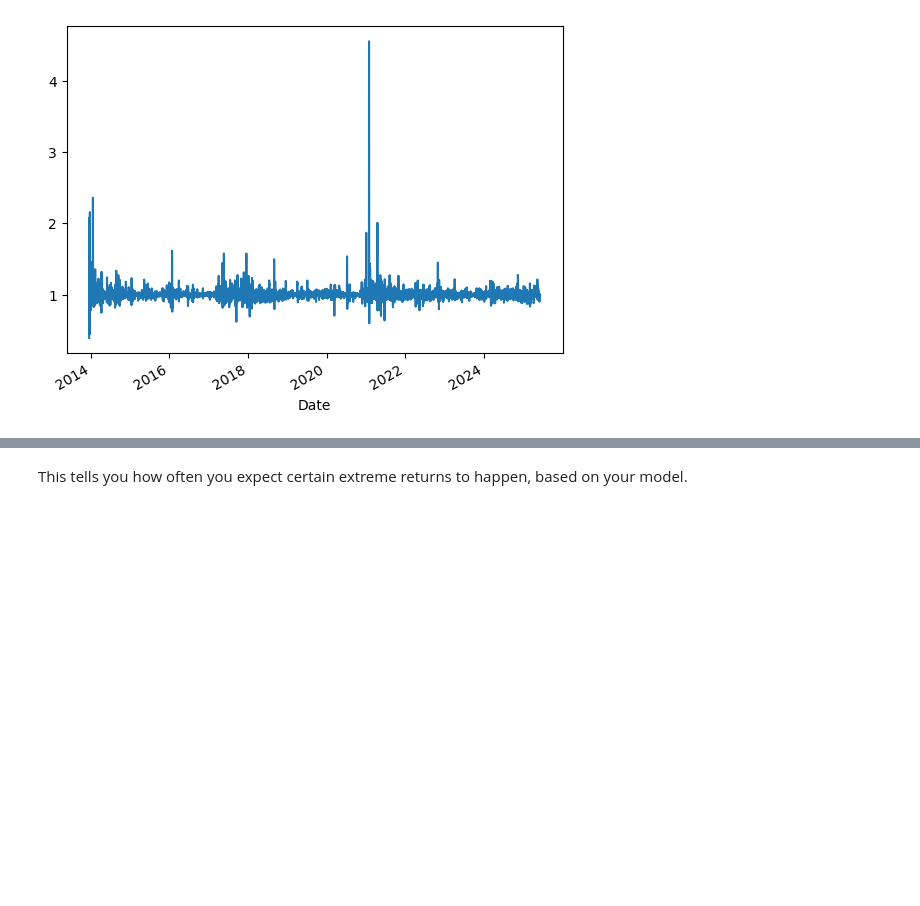
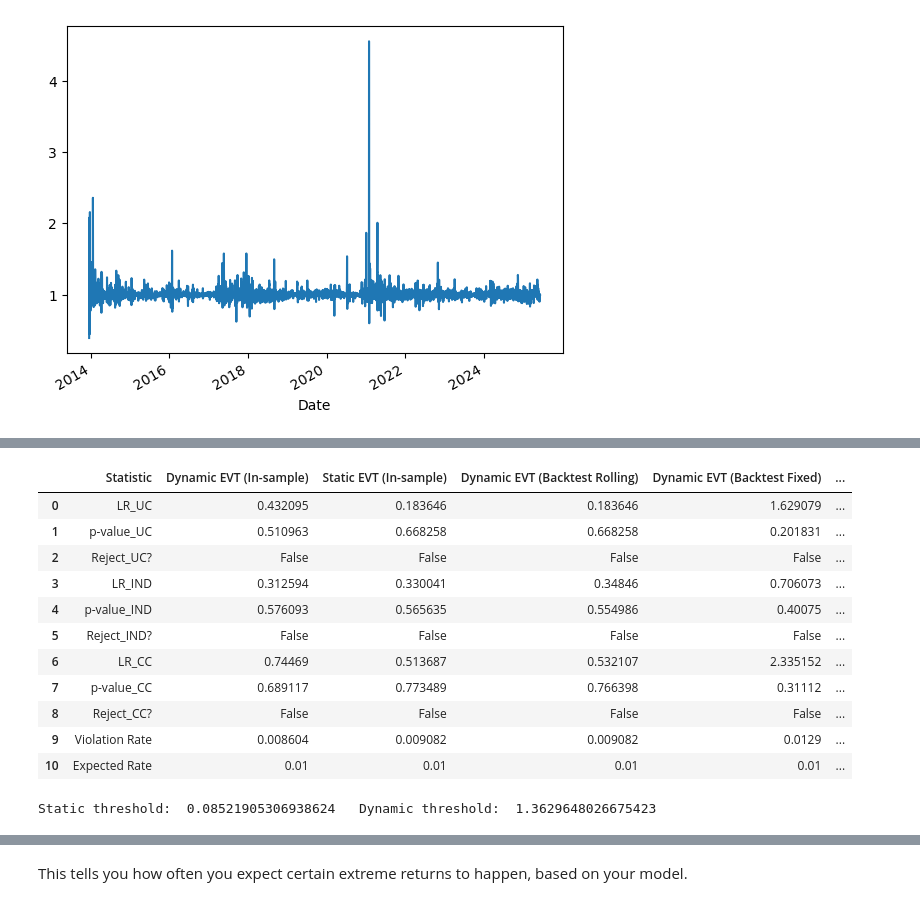
Before and after one commit to Scott-Yap/M2R_EVT, a Jupyter notebook: garch_model/GARCH_DOGE.ipynb, the cells around one changed output, grey strips where cells are left out. Cells and saved outputs as stored; diff of their text form; code cells hidden in the pictures; blank space fills up the shorter version.

```diff
--- a/garch_model/GARCH_DOGE.ipynb
+++ b/garch_model/GARCH_DOGE.ipynb
@@ -483,8 +476,8 @@ def unconditional_coverage_test(actual_returns, var_forecast, alpha=0.05):
 
 def conditional_coverage_test(actual_returns, var_forecast, alpha=0.05):
     # Unconditional Coverage (UC) Test
-    actual_returns = np.asarray(actual_returns)
-    var_forecast = np.asarray(var_forecast)
+    actual_returns = np.asarray(actual_returns).flatten()
+    var_forecast = np.asarray(var_forecast).flatten()
 
     min_length = min(len(actual_returns), len(var_forecast))
     actual_returns = actual_returns[:min_length]
@@ -633 +624,76 @@ Static threshold:  0.08521905306938624   Dynamic threshold:  1.3629648026675423
+# %%
+cc_dynamic = conditional_coverage_test(log_doge_returns, VaR_return, alpha=0.01)
+cc_static = conditional_coverage_test(log_doge_returns, np.full_like(log_doge_returns, VaR_static_doge), alpha=0.01)
+cc_dynamic_backtest_fixed = conditional_coverage_test(backtest_data, backtest_VaR_estimates_fixed, alpha=0.01)
+cc_dynamic_backtest_rolling = conditional_coverage_test(backtest_data, backtest_VaR_estimates_rolling, alpha=0.01)
+cc_static_backtest = conditional_coverage_test(backtest_data, np.full_like(backtest_data, VaR_static_doge), alpha=0.01)
+
+cc_table_in_sample = pd.DataFrame({
+    "Statistic": [
+        "LR_UC", "p-value_UC", "Reject_UC?",
+        "LR_IND", "p-value_IND", "Reject_IND?",
+        "LR_CC", "p-value_CC", "Reject_CC?",
+        "Violation Rate", "Expected Rate"
+    ],
+    "Dynamic EVT (In-sample)": [
+        cc_dynamic["LR_UC"], cc_dynamic["p-value_UC"], cc_dynamic["Reject_UC?"],
+        cc_dynamic["LR_IND"], cc_dynamic["p-value_IND"], cc_dynamic["Reject_IND?"],
+        cc_dynamic["LR_CC"], cc_dynamic["p-value_CC"], cc_dynamic["Reject_CC?"],
+        cc_dynamic["Violation Rate"], cc_dynamic["Expected Rate"]
+    ],
+    "Static EVT (In-sample)": [
+        cc_static["LR_UC"], cc_static["p-value_UC"], cc_static["Reject_UC?"],
+        cc_static["LR_IND"], cc_static["p-value_IND"], cc_static["Reject_IND?"],
+        cc_static["LR_CC"], cc_static["p-value_CC"], cc_static["Reject_CC?"],
+        cc_static["Violation Rate"], cc_static["Expected Rate"]
+    ]
+})
+
+cc_table_backtest_sample = pd.DataFrame({
+    "Statistic": [
+        "LR_UC", "p-value_UC", "Reject_UC?",
+        "LR_IND", "p-value_IND", "Reject_IND?",
+        "LR_CC", "p-value_CC", "Reject_CC?",
+        "Violation Rate", "Expected Rate"
+    ],
+    "Dynamic EVT (Backtest Rolling)": [
+        cc_dynamic_backtest_rolling["LR_UC"], cc_dynamic_backtest_rolling["p-value_UC"], cc_dynamic_backtest_rolling["Reject_UC?"],
+        cc_dynamic_backtest_rolling["LR_IND"], cc_dynamic_backtest_rolling["p-value_IND"], cc_dynamic_backtest_rolling["Reject_IND?"],
+        cc_dynamic_backtest_rolling["LR_CC"], cc_dynamic_backtest_rolling["p-value_CC"], cc_dynamic_backtest_rolling["Reject_CC?"],
+        cc_dynamic_backtest_rolling["Violation Rate"], cc_dynamic_backtest_rolling["Expected Rate"]
+    ],
+    "Dynamic EVT (Backtest Fixed)": [
+        cc_dynamic_backtest_fixed["LR_UC"], cc_dynamic_backtest_fixed["p-value_UC"], cc_dynamic_backtest_fixed["Reject_UC?"],
+        cc_dynamic_backtest_fixed["LR_IND"], cc_dynamic_backtest_fixed["p-value_IND"], cc_dynamic_backtest_fixed["Reject_IND?"],
+        cc_dynamic_backtest_fixed["LR_CC"], cc_dynamic_backtest_fixed["p-value_CC"], cc_dynamic_backtest_fixed["Reject_CC?"],
+        cc_dynamic_backtest_fixed["Violation Rate"], cc_dynamic_backtest_fixed["Expected Rate"]
+    ],
+    "Static EVT (Backtest)": [
+        cc_static_backtest["LR_UC"], cc_static_backtest["p-value_UC"], cc_static_backtest["Reject_UC?"],
+        cc_static_backtest["LR_IND"], cc_static_backtest["p-value_IND"], cc_static_backtest["Reject_IND?"],
+        cc_static_backtest["LR_CC"], cc_static_backtest["p-value_CC"], cc_static_backtest["Reject_CC?"],
+        cc_static_backtest["Violation Rate"], cc_static_backtest["Expected Rate"]
+    ]
+})
+
+# Combine all tables for display
+cc_table_final = pd.merge(cc_table_in_sample, cc_table_backtest_sample, on="Statistic")
+
+# Display the comprehensive comparison table
+display(cc_table_final)
+print("Static threshold: ", u_static_doge, "  Dynamic threshold: ", u_dynamic_doge)
+# %% [output]
+|  | Statistic | Dynamic EVT (In-sample) | Static EVT (In-sample) | Dynamic EVT (Backtest Rolling) | Dynamic EVT (Backtest Fixed) | ... |
+| 0 | LR_UC | 0.432095 | 0.183646 | 0.183646 | 1.629079 | ... |
+| 1 | p-value_UC | 0.510963 | 0.668258 | 0.668258 | 0.201831 | ... |
+| 2 | Reject_UC? | False | False | False | False | ... |
+| 3 | LR_IND | 0.312594 | 0.330041 | 0.34846 | 0.706073 | ... |
+| 4 | p-value_IND | 0.576093 | 0.565635 | 0.554986 | 0.40075 | ... |
+| 5 | Reject_IND? | False | False | False | False | ... |
+| 6 | LR_CC | 0.74469 | 0.513687 | 0.532107 | 2.335152 | ... |
+| 7 | p-value_CC | 0.689117 | 0.773489 | 0.766398 | 0.31112 | ... |
+| 8 | Reject_CC? | False | False | False | False | ... |
+| 9 | Violation Rate | 0.008604 | 0.009082 | 0.009082 | 0.0129 | ... |
+| 10 | Expected Rate | 0.01 | 0.01 | 0.01 | 0.01 | ... |
+Static threshold:  0.08521905306938624   Dynamic threshold:  1.3629648026675423
 # %% [markdown]
```
Also changed, not shown: parts of 11 cells of this notebook, 18 other files.
